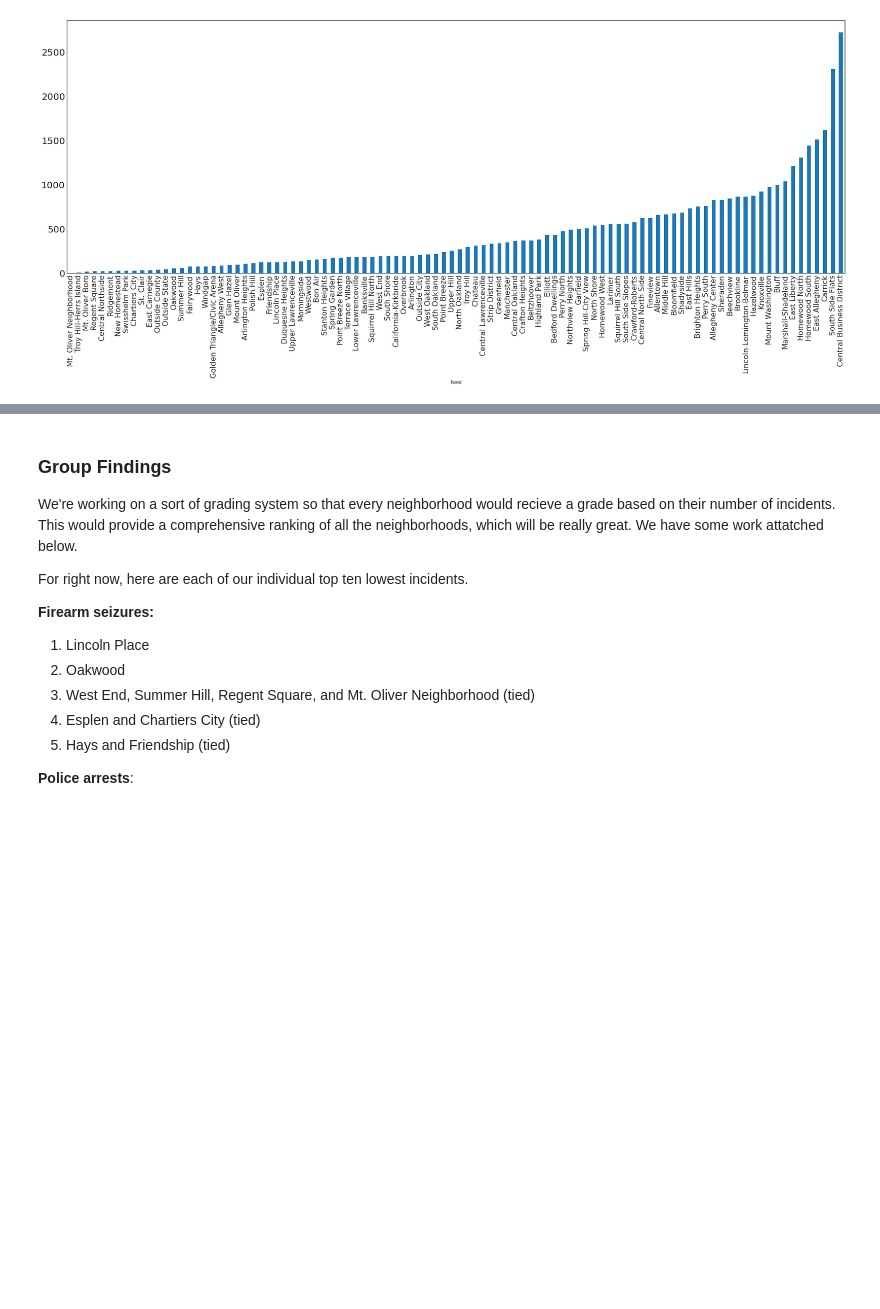
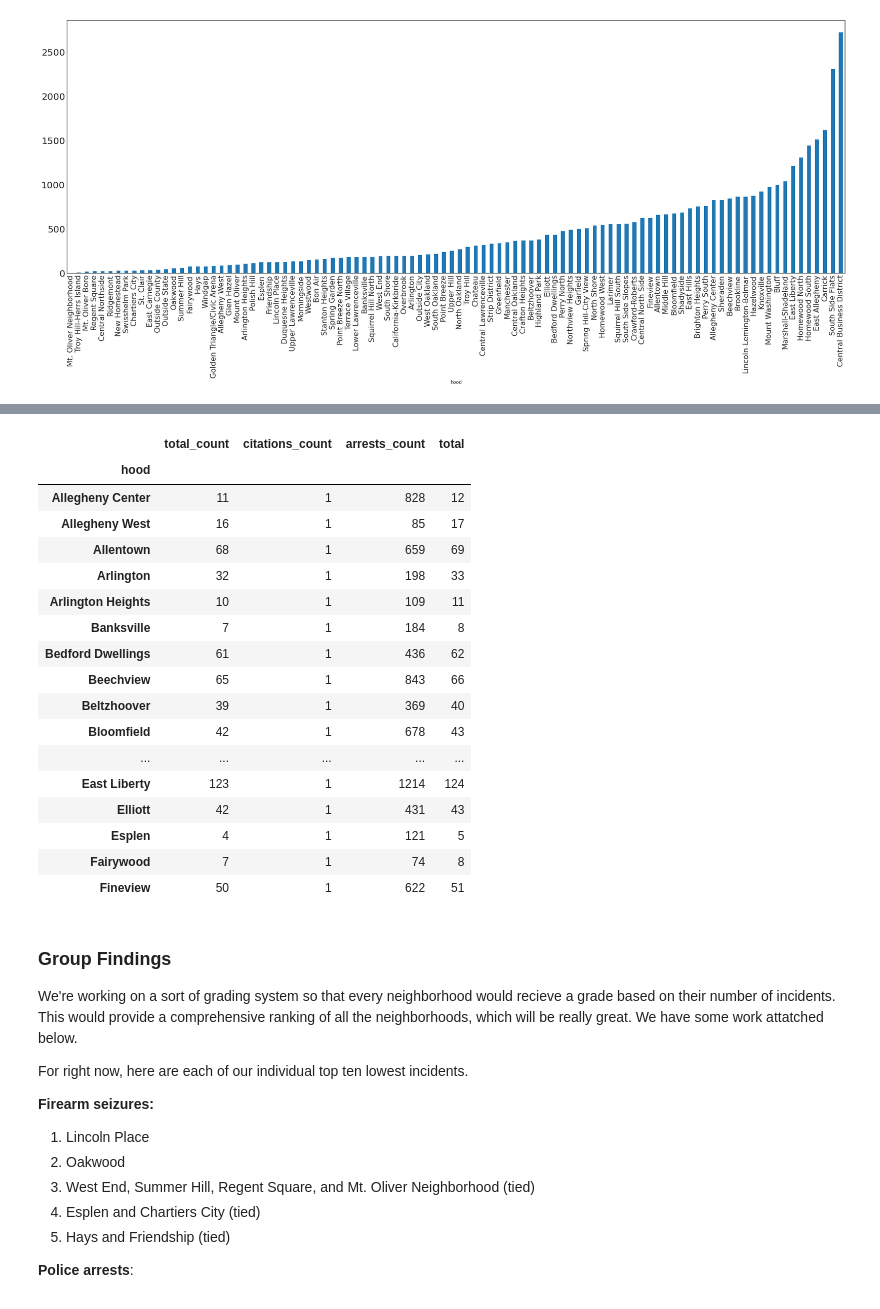
Before and after one commit to alexisgiobbi/bigideas-final, a Jupyter notebook: group-notebook.ipynb, the cells around one changed output, grey strips where cells are left out. Drawn from its saved outputs; the diff is of its cells as text; code cells hidden in the pictures; blank space fills up the shorter version.

```diff
--- a/group-notebook.ipynb
+++ b/group-notebook.ipynb
@@ -109,15 +102,13 @@ dtype: int64
 arrests = pd.read_csv("pittsburgh-police-arrest-data.csv")
 
 arrests.dropna(subset = ["INCIDENTNEIGHBORHOOD"], inplace=True)
-arrests.rename(columns={'INCIDENTNEIGHBORHOOD': 'hood'}, inplace=True)
+#pd.set_option("display.max_rows", None)
 
-pd.set_option("display.max_rows", None)
+# for normalizing data
+arrests_norm = arrests.rename(columns={'INCIDENTNEIGHBORHOOD': 'hood'})
 
-arrests_sum = arrests.groupby('hood').size().sort_values(ascending=True)
+arrests_sum = arrests_norm.groupby('hood').size().sort_values(ascending=True)
 print(arrests_sum)
-arrest_sum = pd.DataFrame(arrests_sum)
-
-arrest_sum.head(10)
 
 arrests_sum.plot(kind='bar', stacked=True, figsize=(30,10))
 plt.xticks(fontsize=16)
@@ -183,0 +136,10 @@ firstMerge.head(10)
+# %%
+# normalization for merged dataframe 1
+arrest_norm = arrests_norm.groupby('hood').size().to_frame('arrests_count')
+#arrest_norm.head(10)
+
+# normalization for merged dataframe 2
+#citations_norm.head(10)
+
+# normalization for merged dataframe 3
+firearm_norm = pd.DataFrame(firearm_norm)
@@ -183,0 +158,4 @@ firstMerge.head(10)
+# %%
+merged = firearm_norm.merge(citations_norm,on='hood').merge(arrest_norm,on='hood')
+
+merged.head(5)
@@ -184,3 +170,25 @@ firstMerge.head(10)
+# %%
+merged['total'] = merged.loc[:,['total_count','arrests_count','citations_count']].sum(axis=1)
+merged.head(30)
+# %% [output]
+|  | total_count | citations_count | arrests_count | total |
+| hood |  |  |  |  |
+| Allegheny Center | 11 | 1 | 828 | 12 |
+| Allegheny West | 16 | 1 | 85 | 17 |
+| Allentown | 68 | 1 | 659 | 69 |
+| Arlington | 32 | 1 | 198 | 33 |
+| Arlington Heights | 10 | 1 | 109 | 11 |
+| Banksville | 7 | 1 | 184 | 8 |
+| Bedford Dwellings | 61 | 1 | 436 | 62 |
+| Beechview | 65 | 1 | 843 | 66 |
+| Beltzhoover | 39 | 1 | 369 | 40 |
+| Bloomfield | 42 | 1 | 678 | 43 |
+| ... | ... | ... | ... | ... |
+| East Liberty | 123 | 1 | 1214 | 124 |
+| Elliott | 42 | 1 | 431 | 43 |
+| Esplen | 4 | 1 | 121 | 5 |
+| Fairywood | 7 | 1 | 74 | 8 |
+| Fineview | 50 | 1 | 622 | 51 |
 # %% [markdown]
 ### Group Findings
 
```
Also changed, not shown: parts of 13 cells of this notebook.
